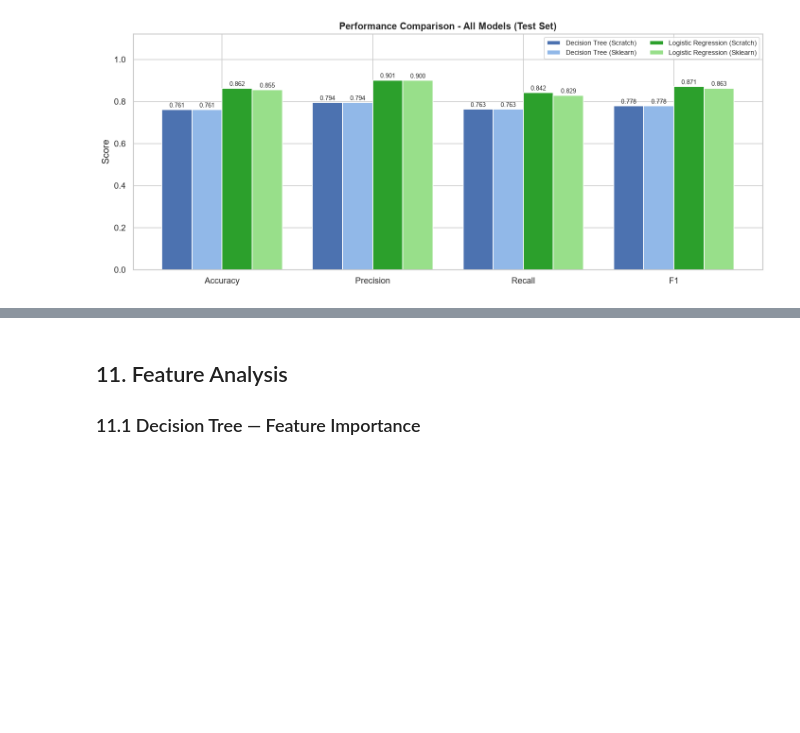
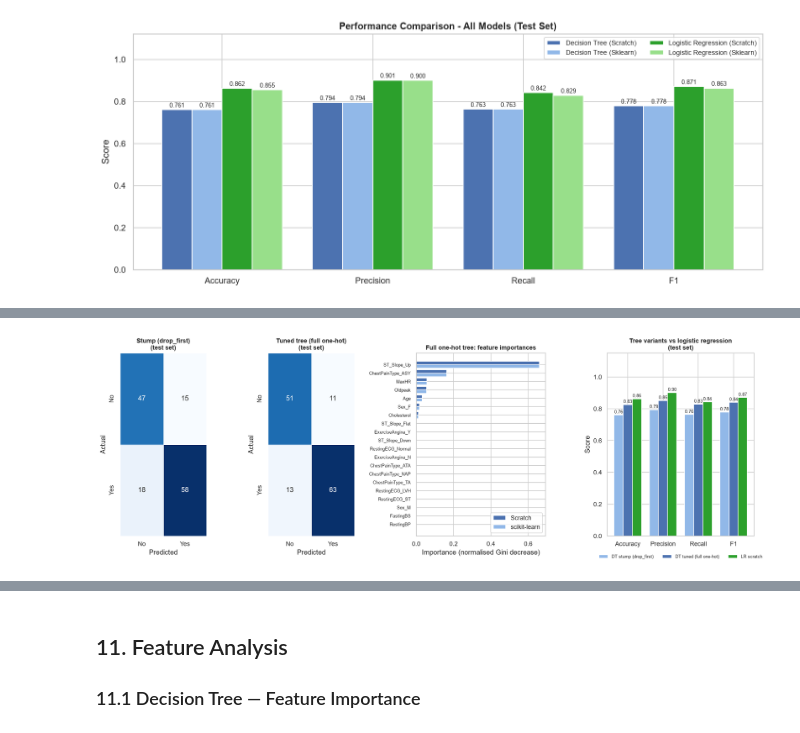
Before and after one commit to ajanumala-Albert/heart-disease-ml-project, a Jupyter notebook: heart_disease_decision_tree.ipynb, the cells around one changed output, grey strips where cells are left out. Cells and saved outputs as stored; diff of their text form; code cells hidden in the pictures; blank space fills up the shorter version.

```diff
--- a/heart_disease_decision_tree.ipynb
+++ b/heart_disease_decision_tree.ipynb
@@ -861,0 +1002,45 @@ plt.show()
+# %%
+# Figures for the full one-hot tree: confusion matrices, feature importances, and tree-vs-LR comparison
+fig = plt.figure(figsize=(20, 5.8))
+gs = fig.add_gridspec(1, 4, width_ratios=[1, 1, 1.5, 1.7], wspace=0.55)
+
+# (a, b) confusion matrices: kept stump vs tuned full one-hot tree
+for k, (yp, title) in enumerate([(y_pred_dt_scratch, 'Stump (drop_first)'),
+                                 (yp_f_scratch, 'Tuned tree (full one-hot)')]):
+    ax = fig.add_subplot(gs[0, k])
+    sns.heatmap(confusion_matrix(y_test, yp), annot=True, fmt='d', cmap='Blues', cbar=False, ax=ax,
+                linewidths=0.5, xticklabels=['No', 'Yes'], yticklabels=['No', 'Yes'])
+    ax.set_title(title + chr(10) + '(test set)', fontsize=11, fontweight='bold')
+    ax.set_xlabel('Predicted'); ax.set_ylabel('Actual')
+
+# (c) feature importances of the tuned full one-hot tree (scratch vs sklearn)
+ax = fig.add_subplot(gs[0, 2])
+imp_s = pd.Series(dt_full_scratch.feature_importances_, index=feature_names_full)
+imp_k = pd.Series(dt_full_sklearn.feature_importances_, index=feature_names_full)
+order = imp_s.sort_values().index
+ypos = np.arange(len(order))
+ax.barh(ypos + 0.2, imp_s[order].values, height=0.4, color='#4C72B0', label='Scratch')
+ax.barh(ypos - 0.2, imp_k[order].values, height=0.4, color='#91b8e8', label='scikit-learn')
+ax.set_yticks(ypos); ax.set_yticklabels(order, fontsize=8)
+ax.set_xlabel('Importance (normalised Gini decrease)'); ax.legend(loc='lower right')
+ax.set_title('Full one-hot tree: feature importances', fontsize=11, fontweight='bold')
+
+# (d) tree variants versus logistic regression, axis from 0 so differences are not exaggerated
+ax = fig.add_subplot(gs[0, 3])
+mets = ['Accuracy', 'Precision', 'Recall', 'F1']
+cmp3 = tree_cmp.drop(index='DT sklearn, full one-hot (tuned)')
+labels3 = ['DT stump (drop_first)', 'DT tuned (full one-hot)', 'LR scratch']
+cols3 = ['#91b8e8', '#4C72B0', '#2ca02c']
+xm = np.arange(len(mets)); w = 0.26
+for k, (lab, (_, row)) in enumerate(zip(labels3, cmp3.iterrows())):
+    bars = ax.bar(xm + (k - 1) * w, row[mets].astype(float), w, label=lab, color=cols3[k], edgecolor='white')
+    for b in bars:
+        ax.text(b.get_x() + b.get_width() / 2, b.get_height() + 0.01, f'{b.get_height():.2f}', ha='center', fontsize=7.5)
+ax.set_xticks(xm); ax.set_xticklabels(mets); ax.set_ylim(0, 1.15); ax.set_ylabel('Score')
+ax.legend(fontsize=8, loc='upper center', ncol=3, bbox_to_anchor=(0.5, -0.08), frameon=False)
+ax.set_title('Tree variants vs logistic regression' + chr(10) + '(test set)', fontsize=11, fontweight='bold')
+
+plt.savefig('fig12_dt_fullonehot_results.png', bbox_inches='tight')
+plt.show()
+# %% [output]
+[figure, added]
```
Also changed, not shown: parts of 8 cells of this notebook, 6 other files.
